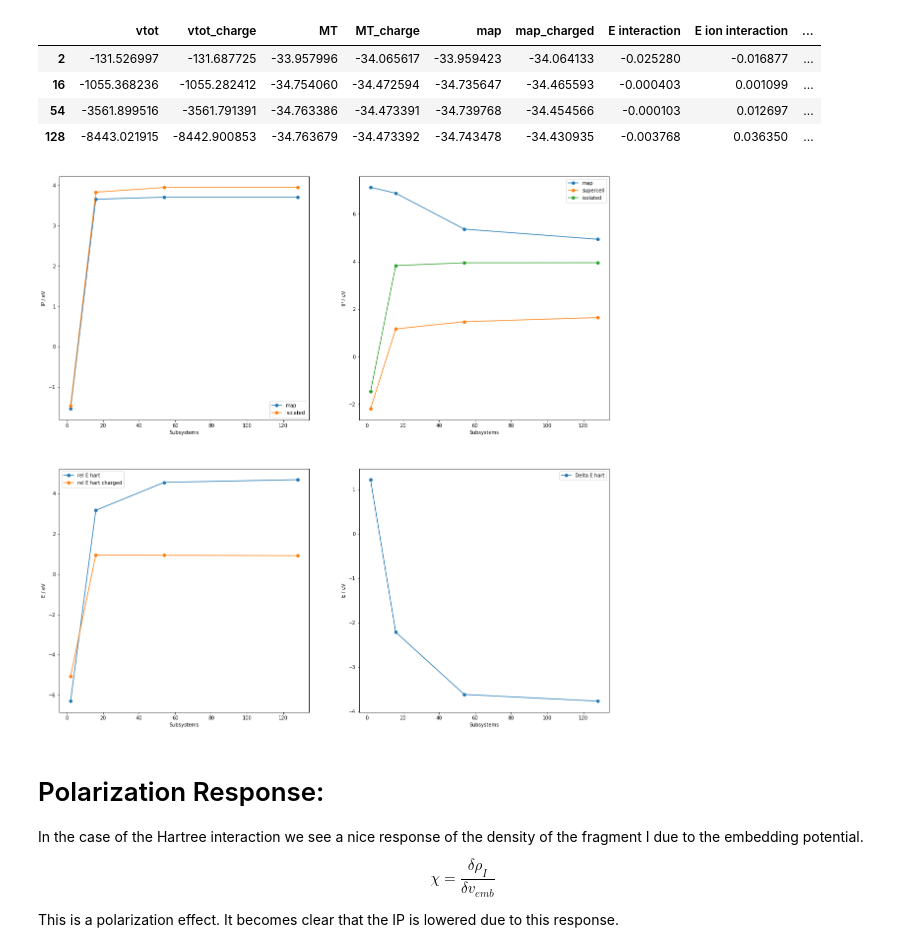
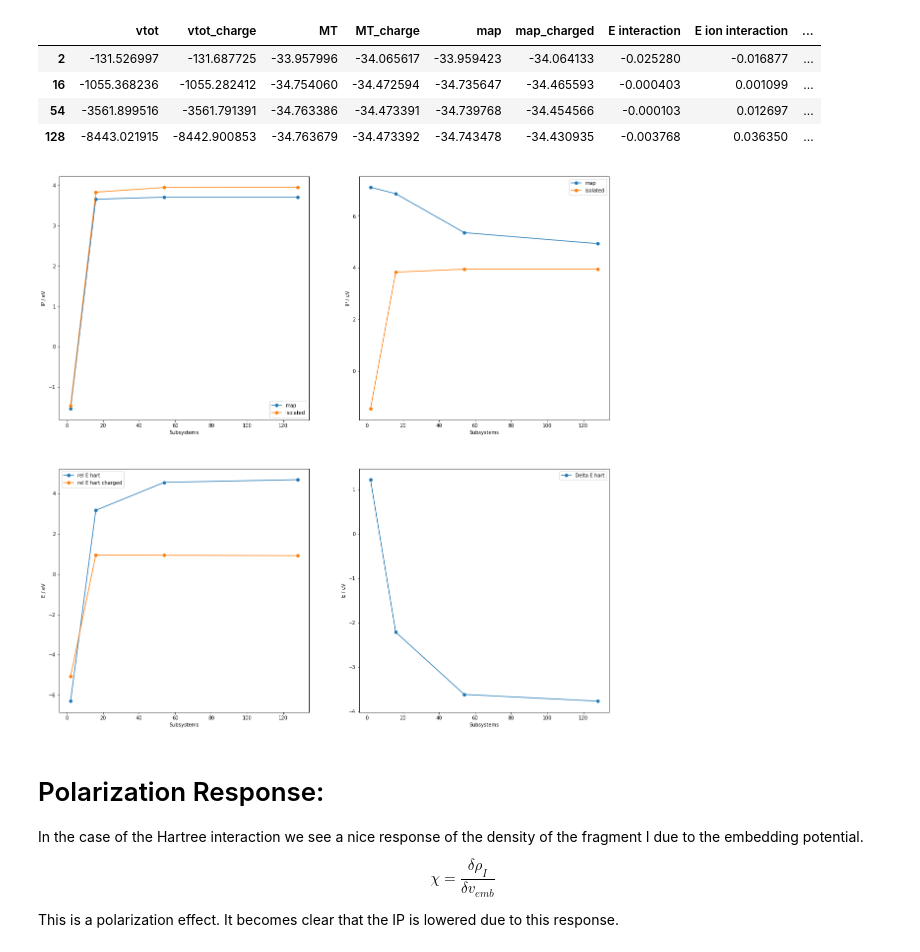
Before and after one commit to buralin/Unique-map-repository, a Jupyter notebook: NaCl_Results.ipynb, the cells around one changed output. Cells and saved outputs as stored; diff of their text form; code cells hidden in the pictures.

```diff
--- a/NaCl_Results.ipynb
+++ b/NaCl_Results.ipynb
@@ -62,36 +62,36 @@ subsystems = [2,16,54,128]
 
 axes[0][0].plot(subsystems, data_table['ion_pot_map / eV']-(data_table['E ion interaction']-data_table['E interaction'])*ry_to_ev, label = 'map', marker = 'o')
 axes[0][0].plot(subsystems, data_table['ion_pot_iso / eV'], label = 'isolated', marker = 'o')
 
 axes[0][0].set_xlabel('Subsystems')
 axes[0][0].set_ylabel('IP / eV')
 axes[0][0].legend()
 
-axes[0][1].plot(subsystems, data_table['ion_pot_map / eV'] + interaction_e_nuclear_eV + ry_to_ev*np.array(d_shifts_energy_g0), label = 'map', marker = 'o')
-axes[0][1].plot(subsystems, data_table['ion_pot_super / eV'], label = 'supercell', marker = 'o')
+axes[0][1].plot(subsystems, data_table['ion_pot_map / eV'] + interaction_e_nuclear_eV + ry_to_ev*(1/3.14)^3*np.array(d_shifts_energy_g0), label = 'map', marker = 'o')
+#axes[0][1].plot(subsystems, data_table['ion_pot_super / eV'], label = 'supercell', marker = 'o')
 axes[0][1].plot(subsystems, data_table['ion_pot_iso / eV'], label = 'isolated', marker = 'o')
 
 axes[0][1].set_xlabel('Subsystems')
 axes[0][1].set_ylabel('IP / eV')
 axes[0][1].legend()
 
 axes[1][0].plot(subsystems, (data_table['E_hart'] - data_table['E_hart_MT'])*ry_to_ev,label = 'rel E hart', marker = 'o')
 axes[1][0].plot(subsystems, (data_table['E_hart_charged'] - data_table['E_hart_MT_charged'])*ry_to_ev, label = 'rel E hart charged', marker = 'o')
 
 axes[1][0].set_xlabel('Subsystems')
 axes[1][0].set_ylabel('E / eV')
 axes[1][0].legend()
 
 axes[1][1].plot(subsystems, data_table['delta E hart'] - data_table['delta E hart MT'],label = 'Delta E hart', marker = 'o')
 
 axes[1][1].set_xlabel('Subsystems')
 axes[1][1].set_ylabel('E / eV')
 axes[1][1].legend()
 
 
 plt.show()
 # %% [output]
-[figure, old version]
+[figure, new version]
 # %% [markdown]
 # Polarization Response:
 
```
